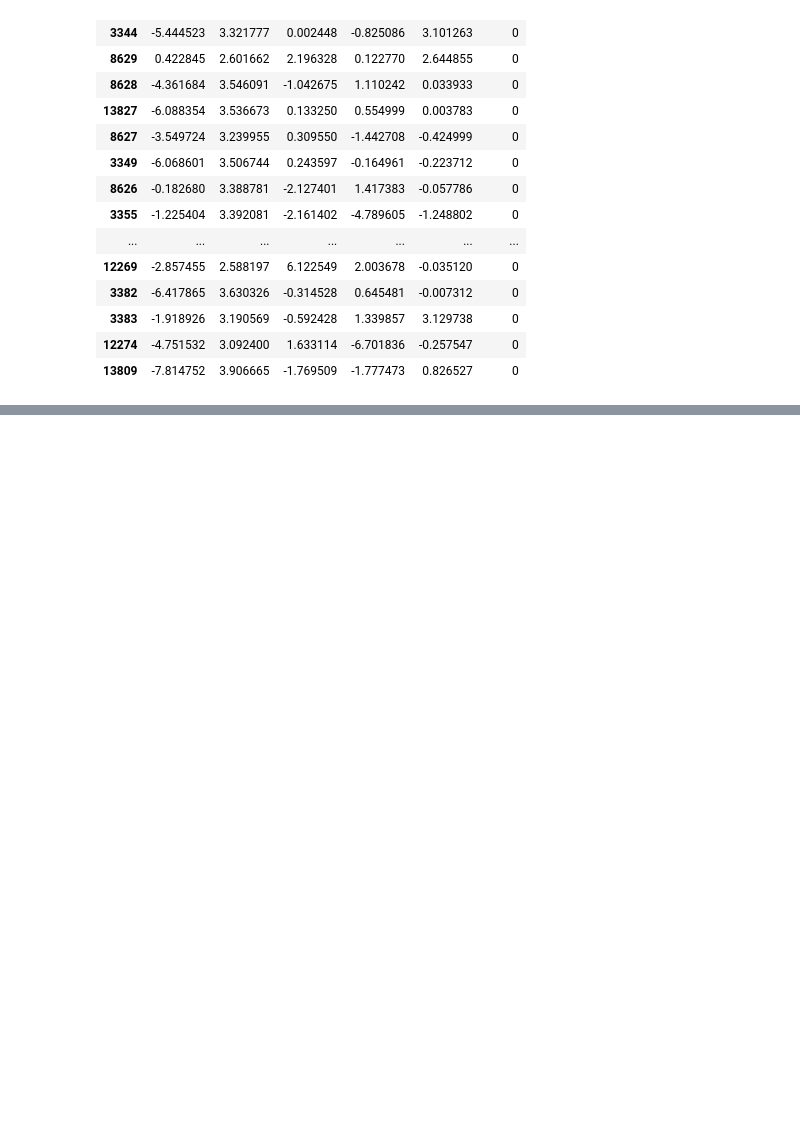
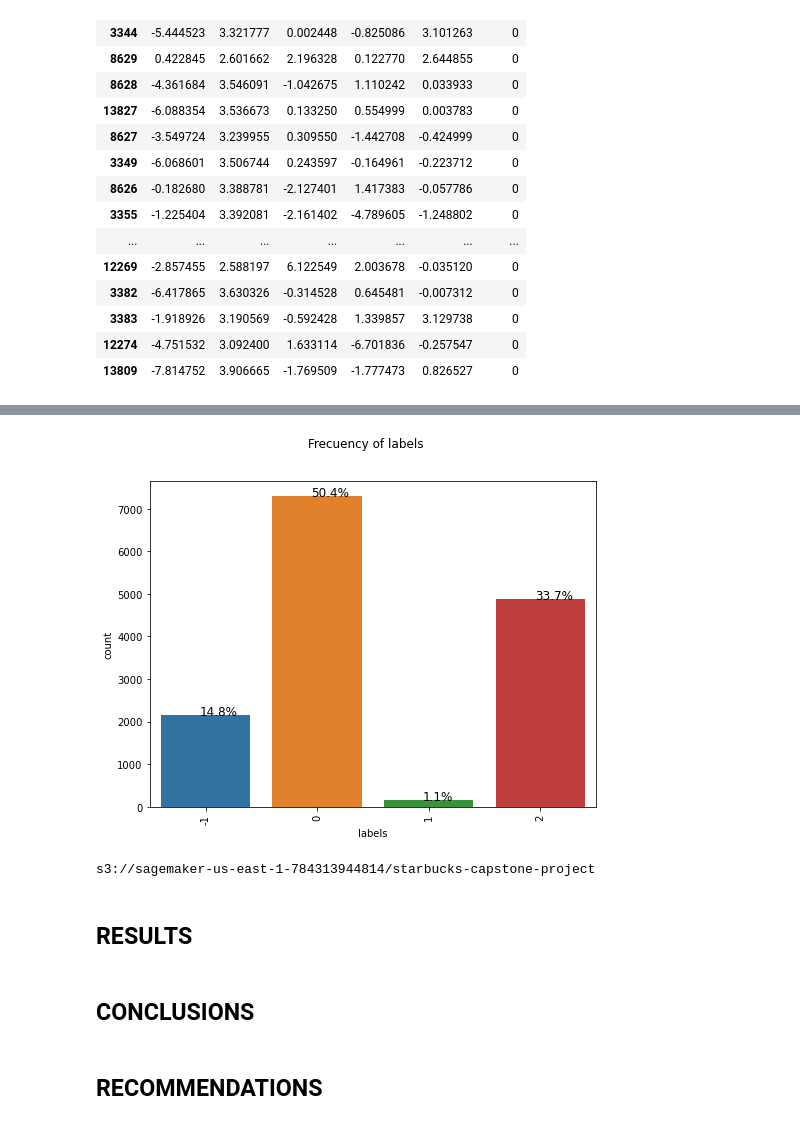
Before and after one commit to cbarros7/ml_engineer_nanodegree, a Jupyter notebook: capstone_project/Starbucks_Capstone_notebook.ipynb, the cells around one changed output, grey strips where cells are left out. Drawn from its saved outputs; the diff is of its cells as text; code cells hidden in the pictures; blank space fills up the shorter version.

Commit message:
Modify implementation HDBSCAN

```diff
--- a/capstone_project/Starbucks_Capstone_notebook.ipynb
+++ b/capstone_project/Starbucks_Capstone_notebook.ipynb
@@ -1597,4 +1454,0 @@ TypeError: scatter() got multiple values for argument 's'
-# %%
-# Normal
-clusterer = hdbscan.HDBSCAN(min_samples = 1000 , min_cluster_size=100, gen_min_span_tree=True)
-clusterer.fit(final_dataset)
@@ -1830,6 +1572,0 @@ cluster.head()
-# %%
-import sklearn.cluster as cluster
-import time
-sns.set_context('poster')
-sns.set_color_codes()
-plot_kwds = {'alpha' : 0.25, 's' : 80, 'linewidths':0}
@@ -1880,10 +1572,0 @@ Successful import!!!
-# %%
-import hdbscan
-import debacl
-import fastcluster
-import sklearn.cluster
-import scipy.cluster
-import sklearn.datasets
-sns.set_context('poster')
-sns.set_palette('Paired', 10)
-sns.set_color_codes()
@@ -1889,0 +1699,3 @@ sns.set_color_codes()
+# %%
+# Save dataset with each cluster
+df_cluster = final_dataset.copy()
@@ -1889,0 +1713,5 @@ sns.set_color_codes()
+# %%
+# Display plot for gender column
+helpers.plot_category_variable(df_cluster, 'labels')
+# %% [output]
+[figure, added]
@@ -1890,3 +1721,22 @@ sns.set_color_codes()
+# %%
+# Save to dataset
+# should be the name of directory you created to save your features data
+data_dir = 'data'
+
+# set prefix, a descriptive name for a directory
+prefix = 'starbucks-capstone-project'
+
+# upload all data to S3
+input_data = session.upload_data(path=data_dir, bucket=bucket_name, key_prefix=prefix)
+print(input_data)
+# %% [output]
+s3://sagemaker-us-east-1-784313944814/starbucks-capstone-project
+# %% [markdown]
+## RESULTS
+# %% [markdown]
+## CONCLUSIONS
+# %% [markdown]
+## RECOMMENDATIONS
 # %% [markdown]
 ## REFERENCES
 [1] Tibshirani R, Walther G and Hastie T, Estimating the number of clusters in a data set via the gap statistic, J. R. Statist. Soc. B (2001) 63, Part 2, pp. 411–423
```
Also changed, not shown: parts of 60 cells of this notebook.
